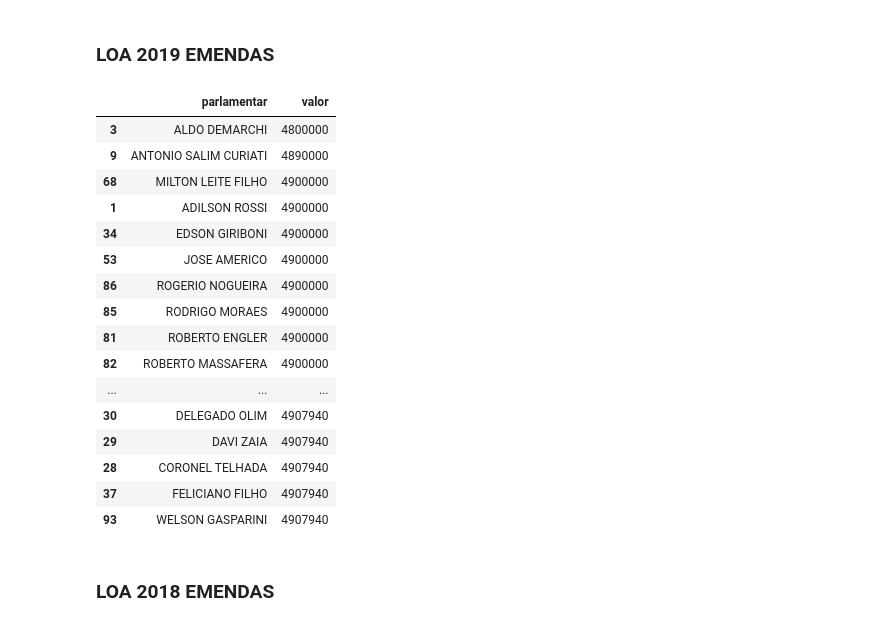
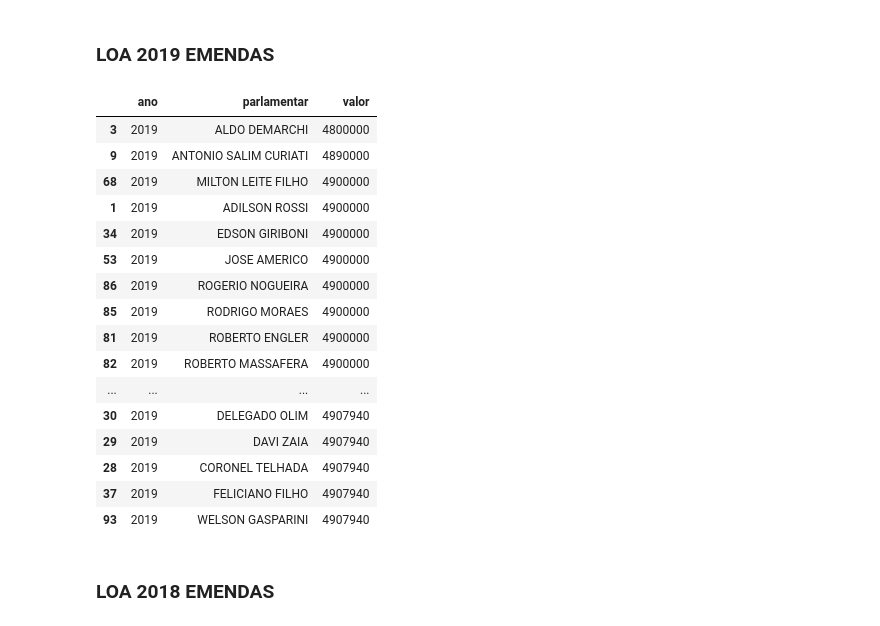
Before and after one commit to d116626/orcamento_sp, a Jupyter notebook: notebooks/0 - loa_emendas.ipynb, the cells around one changed output. Cells and saved outputs as stored; diff of their text form; code cells hidden in the pictures.

```diff
--- a/notebooks/0 - loa_emendas.ipynb
+++ b/notebooks/0 - loa_emendas.ipynb
@@ -19,7 +19,7 @@ sys.path.insert(0, "../")
 from scripts import emendas
 # %%
 def check_total(df):
-    return df.groupby(by=['parlamentar'], as_index=False).sum().sort_values(by='valor')
+    return df.groupby(by=['ano','parlamentar'], as_index=False).sum().sort_values(by='valor')
 # %% [markdown]
 ### LOA 2021 EMENDAS
 # %%
@@ -135,9 +137,10 @@ display(check_total(df_final))
 # %% [markdown]
 ### LOA 2019 EMENDAS
 # %%
-# dd_saude_2019 = camelot.read_pdf('../files/loa_2019_final.pdf', pages='22-52',kind='grid')
+ano = 2019
+dd_saude_2019 = camelot.read_pdf(f'../files/loa_{ano}_final.pdf', pages='22-52',kind='grid')
 # %%
-# dd_outros_2019 = camelot.read_pdf('../files/loa_2019_final.pdf', pages='53-95',kind='grid')
+dd_outros_2019 = camelot.read_pdf(f'../files/loa_{ano}_final.pdf', pages='53-95',kind='grid')
 # %%
 ## saude
 df = emendas.tables_to_df(dd_saude_2019)
@@ -145,7 +148,7 @@ df = emendas.tables_to_df(dd_saude_2019)
 columns_df = ['parlamentar','entidade_beneficiada',
               'municipio','cnpj','objeto','valor']
 
-df_saude = emendas.manipulate_padronize_df(df, columns_df)
+df_saude = emendas.manipulate_padronize_df(df, columns_df,ano)
 df_saude['parlamentar'] = df_saude['parlamentar'].str.replace(
     'LUIZ FERNANDO TEIXEIRA LUIZ FERNANDO TEIXEIRA',
     'LUIZ FERNANDO TEIXEIRA'
@@ -157,36 +160,36 @@ df = emendas.tables_to_df(dd_outros_2019)
 columns_df = ['parlamentar','entidade_beneficiada',
               'municipio','cnpj','orgao','objeto','valor']
 
-df_outras = emendas.manipulate_padronize_df(df, columns_df)
+df_outras = emendas.manipulate_padronize_df(df, columns_df,ano)
 df_outras['parlamentar'] = df_outras['parlamentar'].str.replace('CASSIONAVARRO','CASSIO NAVARRO')
 # %%
 ### merge saude and outras
 df_saude['orgao'] = 'SAÚDE'
 
 df_saude = df_saude[df_outras.columns]
 df_final = pd.concat([df_saude,df_outras], axis=0)
 
-df_final.to_csv('../data/emendas/emendas_parlamentares_2019.csv',index=False)
+df_final.to_csv(f'../data/emendas/emendas_parlamentares_{ano}.csv',index=False)
 
 display(check_total(df_final))
 # %% [output]
-|  | parlamentar | valor |
-| 3 | ALDO DEMARCHI | 4800000 |
-| 9 | ANTONIO SALIM CURIATI | 4890000 |
-| 68 | MILTON LEITE FILHO | 4900000 |
-| 1 | ADILSON ROSSI | 4900000 |
-| 34 | EDSON GIRIBONI | 4900000 |
-| 53 | JOSE AMERICO | 4900000 |
-| 86 | ROGERIO NOGUEIRA | 4900000 |
-| 85 | RODRIGO MORAES | 4900000 |
-| 81 | ROBERTO ENGLER | 4900000 |
-| 82 | ROBERTO MASSAFERA | 4900000 |
-| ... | ... | ... |
-| 30 | DELEGADO OLIM | 4907940 |
-| 29 | DAVI ZAIA | 4907940 |
-| 28 | CORONEL TELHADA | 4907940 |
-| 37 | FELICIANO FILHO | 4907940 |
-| 93 | WELSON GASPARINI | 4907940 |
+|  | ano | parlamentar | valor |
+| 3 | 2019 | ALDO DEMARCHI | 4800000 |
+| 9 | 2019 | ANTONIO SALIM CURIATI | 4890000 |
+| 68 | 2019 | MILTON LEITE FILHO | 4900000 |
+| 1 | 2019 | ADILSON ROSSI | 4900000 |
+| 34 | 2019 | EDSON GIRIBONI | 4900000 |
+| 53 | 2019 | JOSE AMERICO | 4900000 |
+| 86 | 2019 | ROGERIO NOGUEIRA | 4900000 |
+| 85 | 2019 | RODRIGO MORAES | 4900000 |
+| 81 | 2019 | ROBERTO ENGLER | 4900000 |
+| 82 | 2019 | ROBERTO MASSAFERA | 4900000 |
+| ... | ... | ... | ... |
+| 30 | 2019 | DELEGADO OLIM | 4907940 |
+| 29 | 2019 | DAVI ZAIA | 4907940 |
+| 28 | 2019 | CORONEL TELHADA | 4907940 |
+| 37 | 2019 | FELICIANO FILHO | 4907940 |
+| 93 | 2019 | WELSON GASPARINI | 4907940 |
 # %% [markdown]
 ### LOA 2018 EMENDAS
 # %%
```
Also changed, not shown: parts of 12 cells of this notebook, 5 other files.
